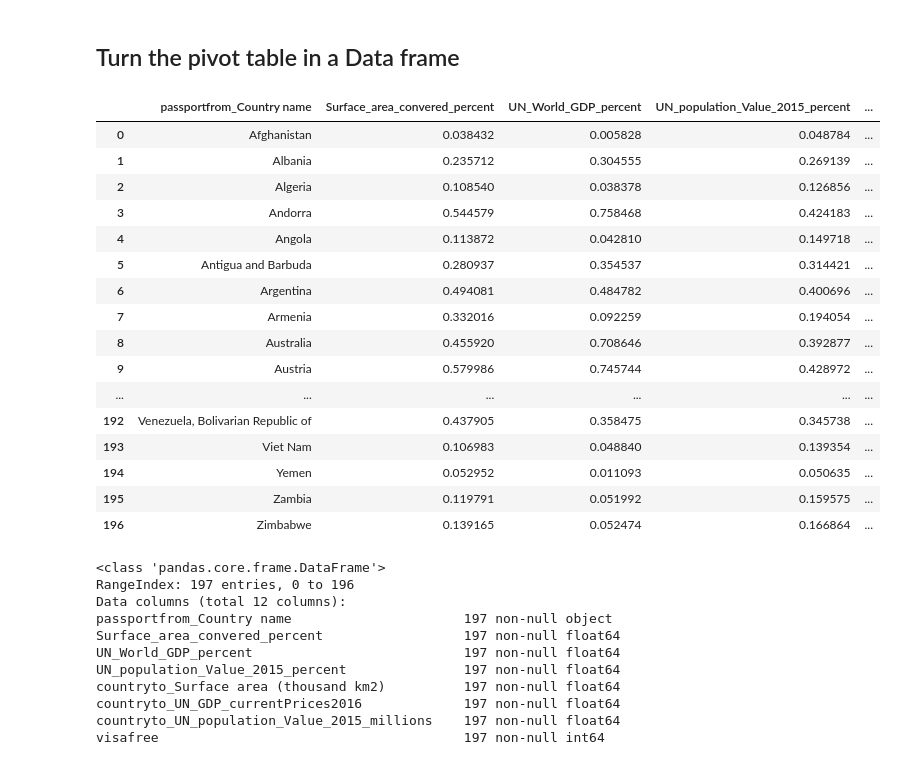
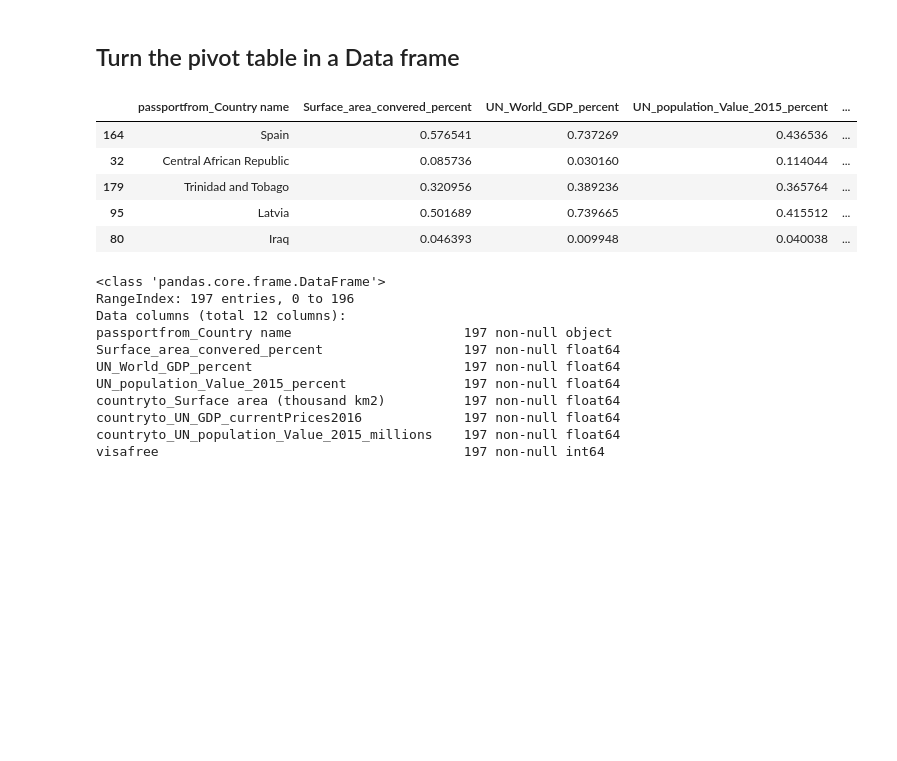
Before and after one commit to jeremielamboley/global-passport-index, a Jupyter notebook: henley_passport_index_intersect_data_sources.ipynb, the cells around one changed output. Drawn from its saved outputs; the diff is of its cells as text; code cells hidden in the pictures; blank space fills up the shorter version.

```diff
--- a/henley_passport_index_intersect_data_sources.ipynb
+++ b/henley_passport_index_intersect_data_sources.ipynb
@@ -287 +237,5 @@ df3.rename(columns={'UN_population_Value_2015_millions': 'countryto_UN_populatio
+# %%
+#df3.rename(columns={'UN_population_Value_2015_millions': 'countryto_UN_population_Value_2015_millions'}, inplace=True)
+df3.rename(columns={'Population mid-year estimates (millions)': 'countryto_UN_population_Value_2015_millions'}, inplace=True)
+df3.rename(columns={'Surface area (thousand km2)': 'countryto_Surface area (thousand km2)'}, inplace=True)
 # %%
@@ -322,8 +250,8 @@ df4.sample(5)
 # %% [markdown]
 ## Reordering the columns
 # %%
-df4 = df4.reset_index(drop=True)
-cols = df4.columns.tolist()
+df3 = df3.reset_index(drop=True)
+cols = df3.columns.tolist()
 cols
 # %% [output]
 ['passportfrom_alpha_2code',
@@ -342,4 +269,4 @@ cols
  'Surface_area_convered_percent']
 # %%
-df4 = df4[['passportfrom_alpha_2code','passportfrom_Country name','countryto_alpha_2code','countryto_Country name','countryto_country_alpha_3code', 'countryto_country_numeric_code','countryto_UN_GDP_currentPrices2016','UN_World_GDP_percent', 'countryto_UN_population_Value_2015_millions','UN_population_Value_2015_percent','countryto_Surface area (thousand km2)','Surface_area_convered_percent','visafree']]
+df3 = df3[['passportfrom_alpha_2code','passportfrom_Country name','countryto_alpha_2code','countryto_Country name','countryto_country_alpha_3code', 'countryto_country_numeric_code','countryto_UN_GDP_currentPrices2016','UN_World_GDP_percent', 'countryto_UN_population_Value_2015_millions','UN_population_Value_2015_percent','countryto_Surface area (thousand km2)','Surface_area_convered_percent','visafree']]
 # %%
@@ -385,8 +308,9 @@ memory usage: 4.5+ MB
 # %% [markdown]
 ## Pandas pivot_table
 # %%
-df_pivot = pd.pivot_table(df4[df4.visafree == 1],index='passportfrom_Country name',values=['countryto_UN_GDP_currentPrices2016','UN_World_GDP_percent','countryto_UN_population_Value_2015_millions','UN_population_Value_2015_percent','countryto_Surface area (thousand km2)','Surface_area_convered_percent','visafree'], aggfunc=np.sum, margins=False,dropna=True)
+df_pivot = pd.pivot_table(df3[df3.visafree == 1],index='passportfrom_Country name',values=['countryto_UN_GDP_currentPrices2016','UN_World_GDP_percent','countryto_UN_population_Value_2015_millions','UN_population_Value_2015_percent','countryto_Surface area (thousand km2)','Surface_area_convered_percent','visafree'], aggfunc=np.sum, margins=False,dropna=True)
 df_pivot.sort_values('visafree', ascending=False)
+df_pivot.head(5)
 # %% [output]
 |  | Surface_area_convered_percent | UN_World_GDP_percent | UN_population_Value_2015_percent | countryto_Surface area (thousand ... | ... |
 | passportfrom_Country name |  |  |  |  | ... |
@@ -410,25 +323,14 @@ df_pivot.sort_values('visafree', ascending=False)
 ## Turn the pivot table in a Data frame
 # %%
 df_pivot_flattened = pd.DataFrame(df_pivot.to_records())
-df_pivot_flattened
+df_pivot_flattened.sample(5)
 # %% [output]
 |  | passportfrom_Country name | Surface_area_convered_percent | UN_World_GDP_percent | UN_population_Value_2015_percent | ... |
-| 0 | Afghanistan | 0.038432 | 0.005828 | 0.048784 | ... |
-| 1 | Albania | 0.235712 | 0.304555 | 0.269139 | ... |
-| 2 | Algeria | 0.108540 | 0.038378 | 0.126856 | ... |
-| 3 | Andorra | 0.544579 | 0.758468 | 0.424183 | ... |
-| 4 | Angola | 0.113872 | 0.042810 | 0.149718 | ... |
-| 5 | Antigua and Barbuda | 0.280937 | 0.354537 | 0.314421 | ... |
-| 6 | Argentina | 0.494081 | 0.484782 | 0.400696 | ... |
-| 7 | Armenia | 0.332016 | 0.092259 | 0.194054 | ... |
-| 8 | Australia | 0.455920 | 0.708646 | 0.392877 | ... |
-| 9 | Austria | 0.579986 | 0.745744 | 0.428972 | ... |
-| ... | ... | ... | ... | ... | ... |
-| 192 | Venezuela, Bolivarian Republic of | 0.437905 | 0.358475 | 0.345738 | ... |
-| 193 | Viet Nam | 0.106983 | 0.048840 | 0.139354 | ... |
-| 194 | Yemen | 0.052952 | 0.011093 | 0.050635 | ... |
-| 195 | Zambia | 0.119791 | 0.051992 | 0.159575 | ... |
-| 196 | Zimbabwe | 0.139165 | 0.052474 | 0.166864 | ... |
+| 164 | Spain | 0.576541 | 0.737269 | 0.436536 | ... |
+| 32 | Central African Republic | 0.085736 | 0.030160 | 0.114044 | ... |
+| 179 | Trinidad and Tobago | 0.320956 | 0.389236 | 0.365764 | ... |
+| 95 | Latvia | 0.501689 | 0.739665 | 0.415512 | ... |
+| 80 | Iraq | 0.046393 | 0.009948 | 0.040038 | ... |
 # %%
 df_pivot_flattened['Surface_Rank'] = df_pivot_flattened['countryto_Surface area (thousand km2)'].rank(method='min', ascending=False).astype(int)
 df_pivot_flattened['GDP_Rank'] = df_pivot_flattened['countryto_UN_GDP_currentPrices2016'].rank(method='min', ascending=False).astype(int)
```
Also changed, not shown: parts of 53 cells of this notebook.
